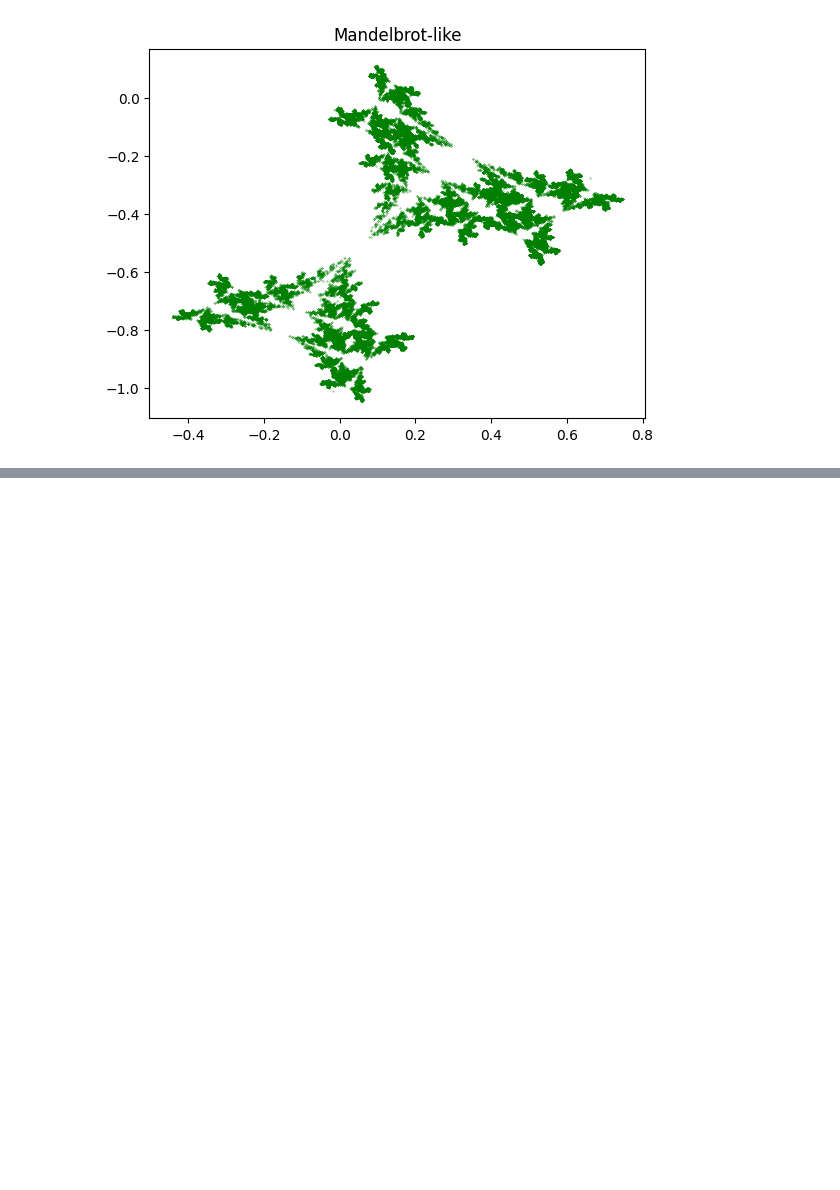
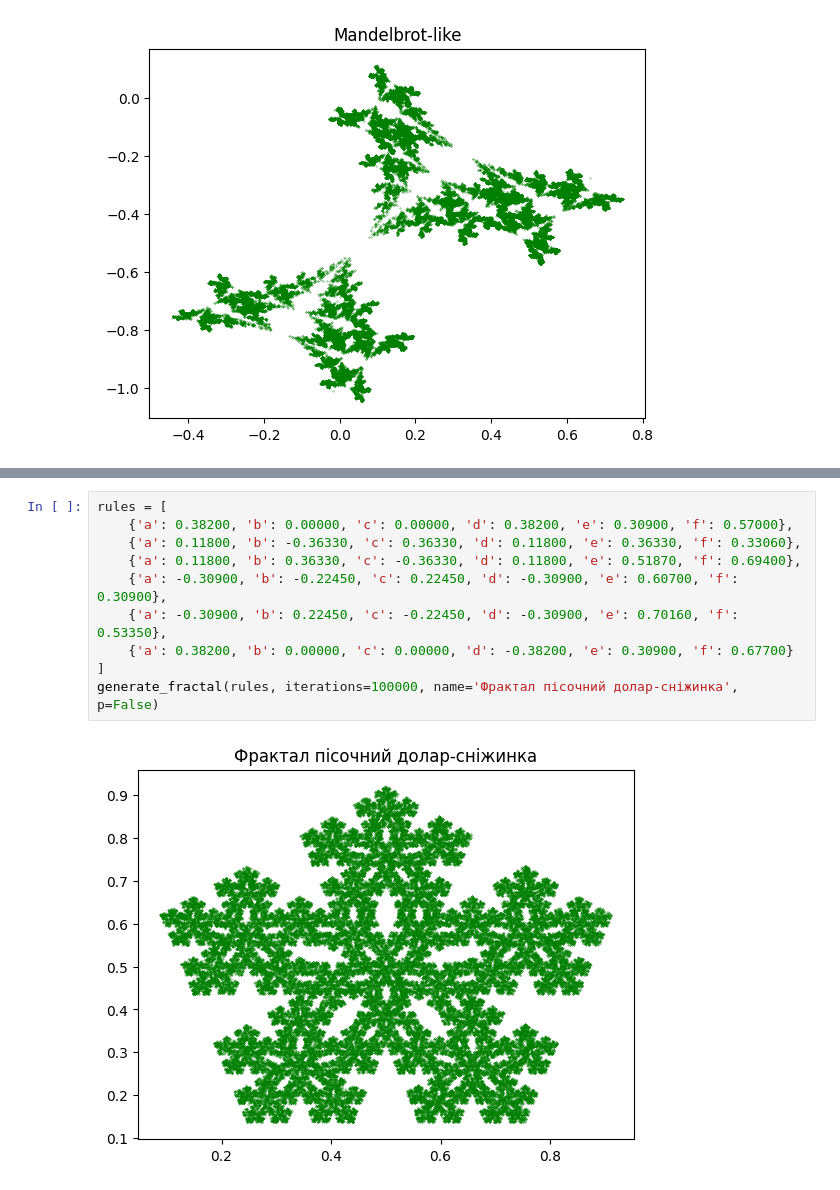
Before and after one commit to gre1wy/CompGraphic, a Jupyter notebook: Lab4/lab4.ipynb, the cells around one changed output, grey strips where cells are left out. Drawn from its saved outputs; the diff is of its cells as text; blank space fills up the shorter version.

```diff
--- a/Lab4/lab4.ipynb
+++ b/Lab4/lab4.ipynb
@@ -132,0 +95,12 @@ generate_barnsley_fern(rules)
+# %%
+rules = [
+    {'a': 0.38200, 'b': 0.00000, 'c': 0.00000, 'd': 0.38200, 'e': 0.30900, 'f': 0.57000},
+    {'a': 0.11800, 'b': -0.36330, 'c': 0.36330, 'd': 0.11800, 'e': 0.36330, 'f': 0.33060},
+    {'a': 0.11800, 'b': 0.36330, 'c': -0.36330, 'd': 0.11800, 'e': 0.51870, 'f': 0.69400},
+    {'a': -0.30900, 'b': -0.22450, 'c': 0.22450, 'd': -0.30900, 'e': 0.60700, 'f': 0.30900},
+    {'a': -0.30900, 'b': 0.22450, 'c': -0.22450, 'd': -0.30900, 'e': 0.70160, 'f': 0.53350},
+    {'a': 0.38200, 'b': 0.00000, 'c': 0.00000, 'd': -0.38200, 'e': 0.30900, 'f': 0.67700}
+]
+generate_fractal(rules, iterations=100000, name='Фрактал пісочний долар-сніжинка', p=False)
+# %% [output]
+[figure, added]
```
Also changed, not shown: parts of 11 cells of this notebook, 17 other files.
